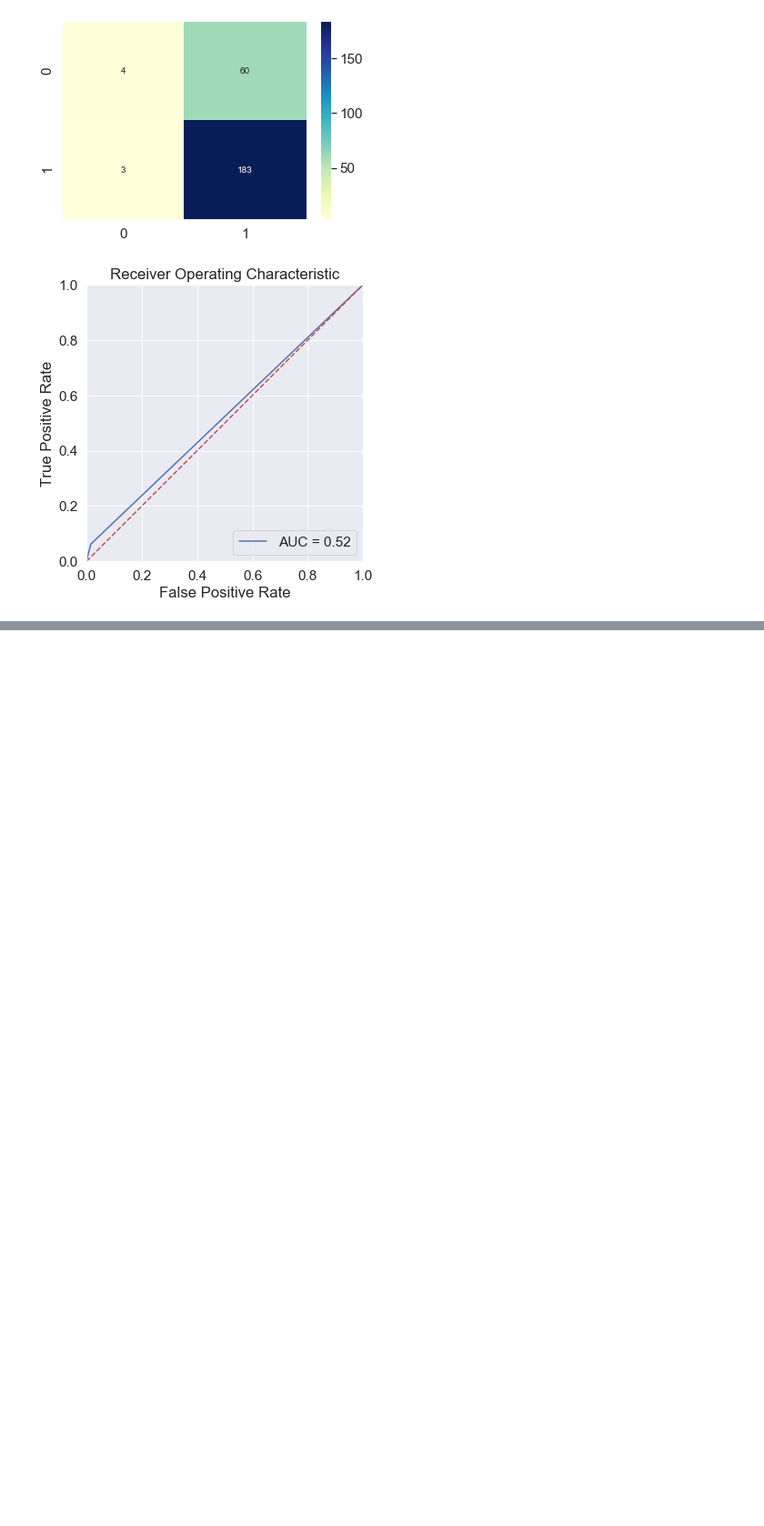
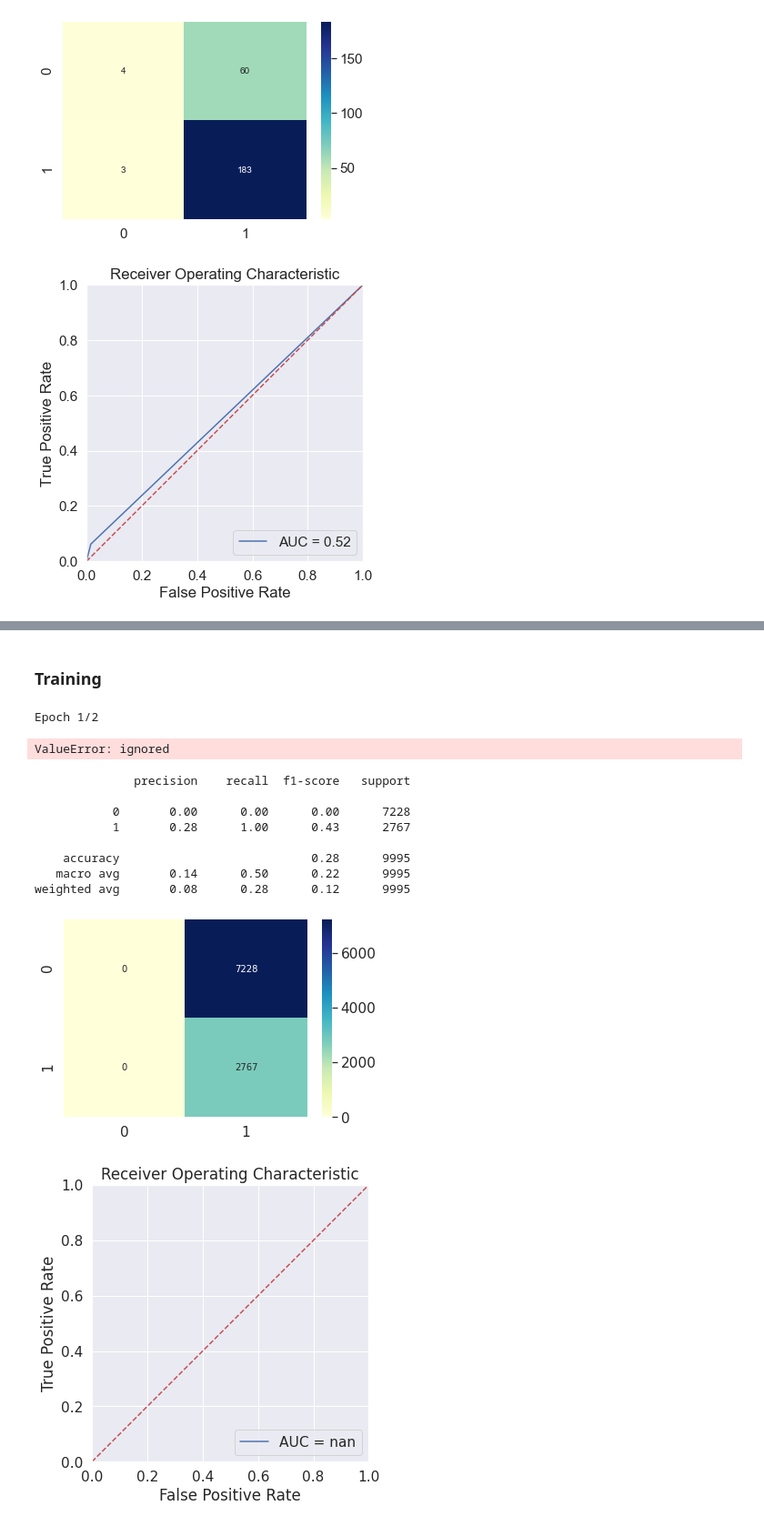
Before and after one commit to FaiZaman/Fake-News-Detection-with-Natural-Language-Processing, a Jupyter notebook: Fake_News_Challenge_Classifier.ipynb, the cells around one changed output, grey strips where cells are left out. Shown at 91% size. Saved outputs shown, nothing was run; the diff lists cells and outputs as text; code cells hidden in the pictures; blank space fills up the shorter version.

```diff
--- a/Fake_News_Challenge_Classifier.ipynb
+++ b/Fake_News_Challenge_Classifier.ipynb
@@ -260,18 +283,3 @@ tokenizer = tokenizer_class.from_pretrained(pretrained_weights)
 model = model_class.from_pretrained(pretrained_weights)
 # %% [markdown]
 ### Embedding Retrieval
-# %%
-def get_embeddings(data):
-
-    tokenized = tokenizer(list(data['Headline'][:250]), list(data['articleBody'][:250]),\
-                      padding='max_length', truncation=True, return_tensors="pt")
-
-    tokenized_text = tokenized['input_ids']
-
-    with torch.no_grad():
-        embeddings = model(tokenized_text)
-
-    get_cls = lambda x: x[0][:, 0, :].squeeze()
-    cls_embeddings = get_cls(embeddings)
-
-    return cls_embeddings
@@ -280,0 +323,13 @@ val = get_embeddings(X_val)
+# %%
+from google.colab import drive
+drive.mount('/content/drive')
+
+device = torch.device("cuda")
+model = model.to(device)
+batch_size = 128
+
+print("Training Set")
+train = get_embeddings(X_train, batch_size)
+
+print("Testing Set")
+val = get_embeddings(X_val, batch_size)
@@ -299,0 +376,13 @@ weighted avg       0.71      0.75      0.66       250
+# %%
+embed_dim = 200
+lstm_out = 200
+batch_size = 32
+
+model = Sequential()
+model.add(LSTM(units=400, input_shape=train.shape, return_sequences=True))
+#model.add(Embedding(train.shape[0], embed_dim, input_length = train.shape[1]))
+model.add(LSTM(units=6, return_sequences=True))
+#model.add(LSTM(lstm_out))
+model.add(Dense(1, activation='softmax', name='output'))
+model.compile(loss = 'categorical_crossentropy', optimizer='adam', metrics = ['categorical_accuracy'])
+print(model.summary())
@@ -299,0 +405,20 @@ weighted avg       0.71      0.75      0.66       250
+# %% [markdown]
+### Training
+# %%
+model.fit(train, y_train, batch_size=batch_size, epochs=2, verbose=5)
+# %% [output]
+Epoch 1/2
+ValueError: ignored
+# %%
+display_results(model, val, y_val)
+# %% [output]
+              precision    recall  f1-score   support
+
+           0       0.00      0.00      0.00      7228
+           1       0.28      1.00      0.43      2767
+
+    accuracy                           0.28      9995
+   macro avg       0.14      0.50      0.22      9995
+weighted avg       0.08      0.28      0.12      9995
+[figure, added]
+[figure, added]
```
Also changed, not shown: parts of 15 cells of this notebook, 1 other file.
